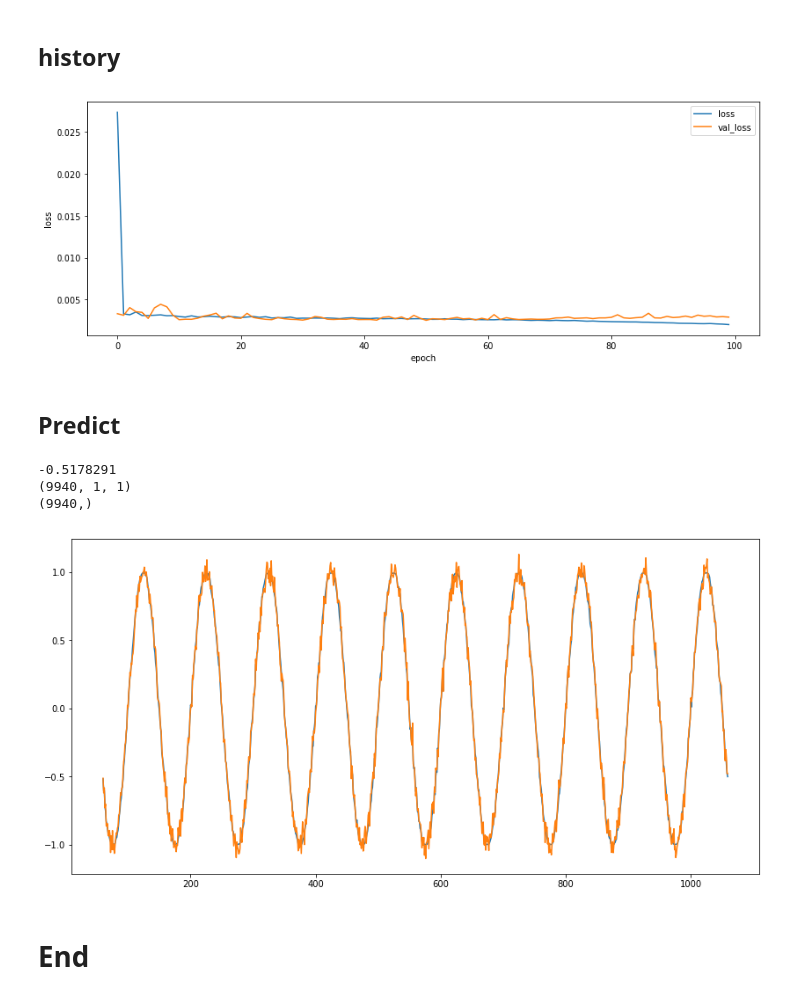
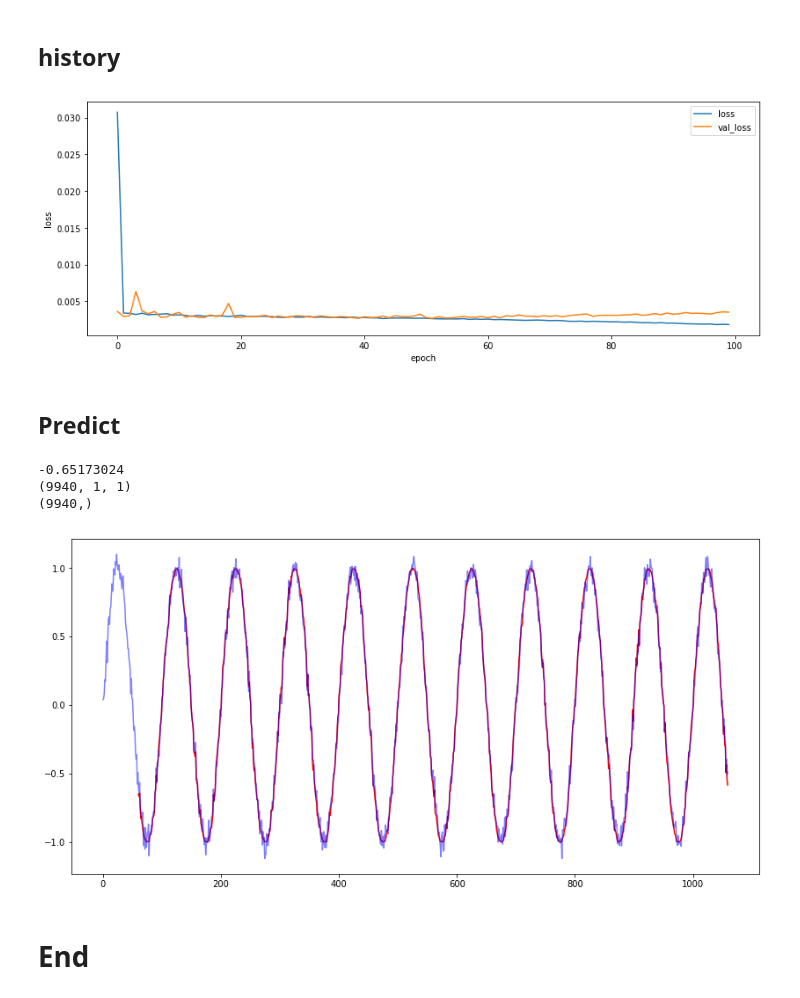
Before and after one commit to pollenjp/article_script, a Jupyter notebook: 20180719_visualize_Conv1d_output__in_kabuku/notebooks/create_Conv1d_model__SimpleSinFunc.ipynb, the cells around one changed output. Drawn from its saved outputs; the diff is of its cells as text; code cells hidden in the pictures.

Commit message:
[Update] 20180719_visualize_Conv1d_output__in_kabuku/notebooks/

```diff
--- a/20180719_visualize_Conv1d_output__in_kabuku/notebooks/create_Conv1d_model__SimpleSinFunc.ipynb
+++ b/20180719_visualize_Conv1d_output__in_kabuku/notebooks/create_Conv1d_model__SimpleSinFunc.ipynb
@@ -37,6 +37,6 @@ print(HOME)
 # %%
 path_list = []
-keras_model_h5_Path = HOME / "keras_model_h5_Path"
+keras_model_h5_Path = HOME / "keras_model_h5"
 path_list.append(keras_model_h5_Path)
 data_Path = HOME / "data"
 path_list.append(data_Path)
@@ -327,5 +324,5 @@ model.save(filepath=modelpath, overwrite=False)
 from keras.models import load_model
 # %%
 epochs = 100
-modelpath = str(keras_model_h5_Path / ("model__" + ipynb_title + ".h5"))
+modelpath = str(keras_model_h5_Path / "model__{}.h5".format(ipynb_title))
 model = load_model(filepath=modelpath)
@@ -340,7 +357,7 @@ model = load_model(filepath=modelpath)
 # %% [markdown]
 ## history
 # %%
-filename = ipynb_title + "__epochs_loss.png"
+filename = "{}__epochs_loss.png".format(ipynb_title)
 
 fig = plt.figure(figsize=(14, 5))
 ax = fig.add_subplot(1,1,1)
@@ -355,27 +372,29 @@ ax.legend()
 fig.savefig(fname=str(plot_images_Path / filename))
 plt.show()
 # %% [output]
-[figure, old version]
+[figure, new version]
 # %% [markdown]
 ## Predict
 # %%
 pred = model.predict(train_x)
 print(pred.squeeze()[0])
 print(pred.shape)
 print(pred.squeeze().shape)
 
 time = 1000
 
 fig = plt.figure(figsize=(14,7))
 ax = fig.add_subplot(1,1,1)
-ax.plot(np.arange(windowsize, wave_size)[:time], pred.squeeze()[:time])
-ax.plot(np.arange(windowsize, wave_size)[:time], train_y.squeeze()[:time])
+ax.plot(np.arange(windowsize, wave_size)[:time], pred.squeeze()[:time],
+       label="Predict", color="r")
+ax.plot(np.arange(0, wave_size)[:time+windowsize], sample_wave.squeeze()[:time+windowsize],
+       label="Real", color="b", alpha=0.5)
 #ax.plot(np.arange(windowsize, wave_size)[:500], sample_wave[windowsize:][:500])
 plt.show()
 # %% [output]
--0.5178291
+-0.65173024
 (9940, 1, 1)
 (9940,)
-[figure, old version]
+[figure, new version]
 # %% [markdown]
 # End
```
Also changed, not shown: parts of 11 cells of this notebook, 6 other files.
